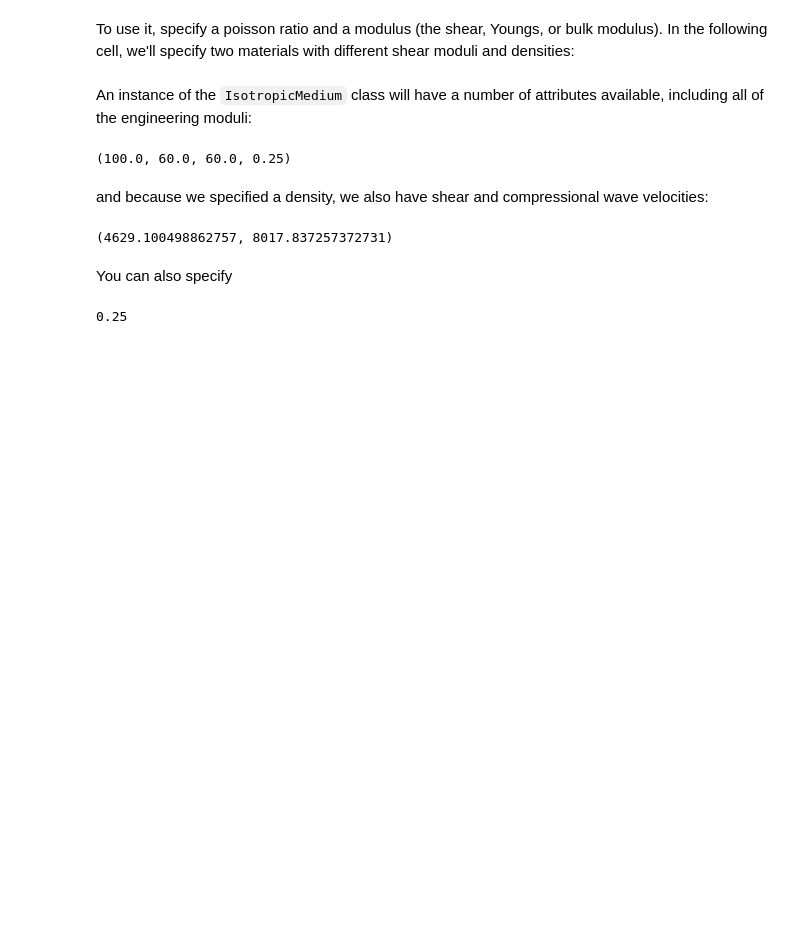
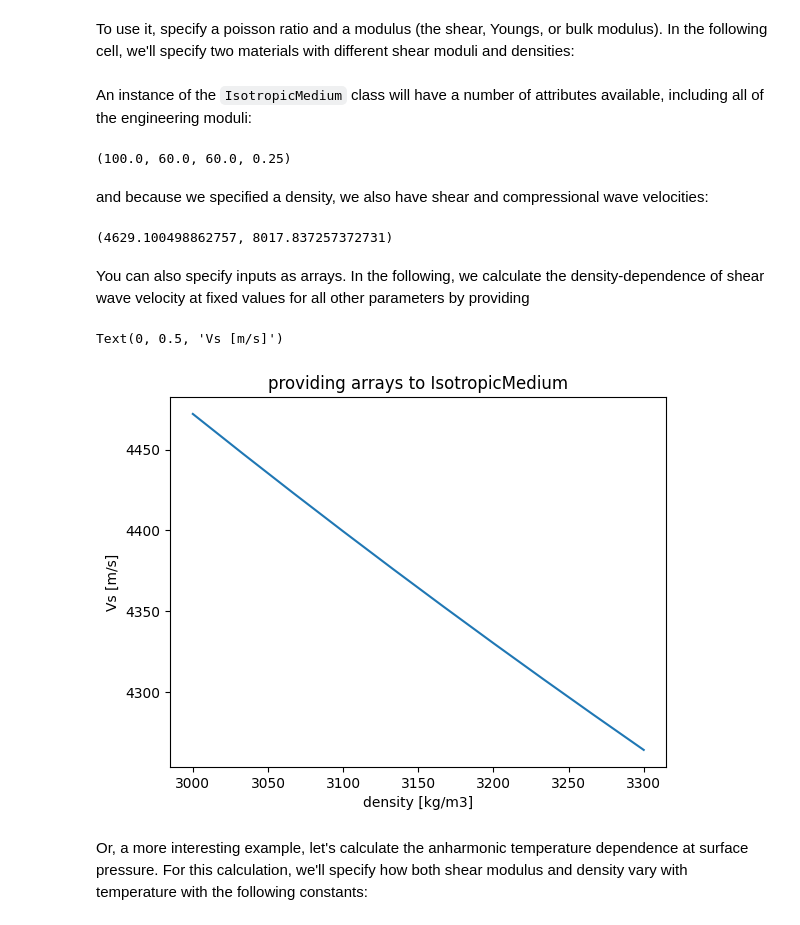
Before and after one commit to vbr-calc/pyVBRc, a Jupyter notebook: examples/ex_004_isotropic_mixtures.ipynb, the cells around one changed output. Drawn from its saved outputs; the diff is of its cells as text; code cells hidden in the pictures; blank space fills up the shorter version.

Commit message:
update the examples

```diff
--- a/examples/ex_004_isotropic_mixtures.ipynb
+++ b/examples/ex_004_isotropic_mixtures.ipynb
@@ -50,4 +50,4 @@ m1.v_s, m1.v_p
 # %% [output]
 (4629.100498862757, 8017.837257372731)
 # %% [markdown]
-You can also specify
+You can also specify inputs as arrays. In the following, we calculate the density-dependence of shear wave velocity at fixed values for all other parameters by providing
@@ -56,6 +54,16 @@ import numpy as np
 # %%
-m1 = IsotropicMedium(.25, np.full((10,1), 60*1e9), 'shear', density)
+import numpy as np
+import matplotlib.pyplot as plt
+
+density = np.linspace(3000, 3300, 10) # density
+Gu = np.full((10,), 60*1e9) # unrelaxed shear modulus
+m1 = IsotropicMedium(.25, 60*1e9, 'shear', density=density)
+plt.plot(m1.density, m1.v_s)
+plt.title("providing arrays to IsotropicMedium")
+plt.xlabel("density [kg/m3]")
+plt.ylabel("Vs [m/s]")
+# %% [output]
+Text(0, 0.5, 'Vs [m/s]')
+[figure, added]
-# %%
-m1.poisson_ratio
-# %% [output]
-0.25
+# %% [markdown]
+Or, a more interesting example, let's calculate the anharmonic temperature dependence at surface pressure. For this calculation, we'll specify how both shear modulus and density vary with temperature with the following constants:
```
Also changed, not shown: parts of 23 cells of this notebook, 1 other file.
